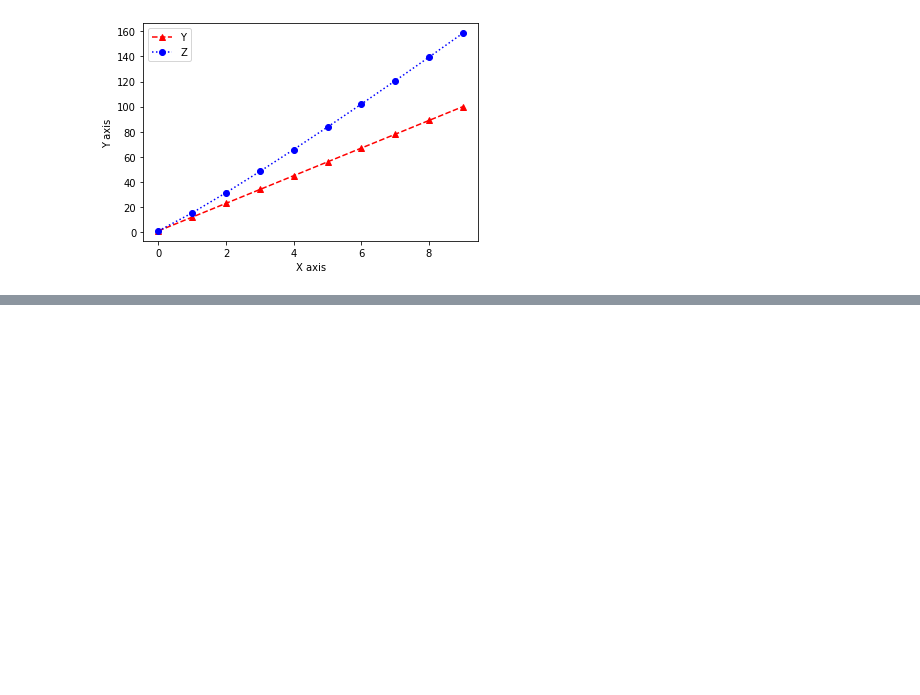
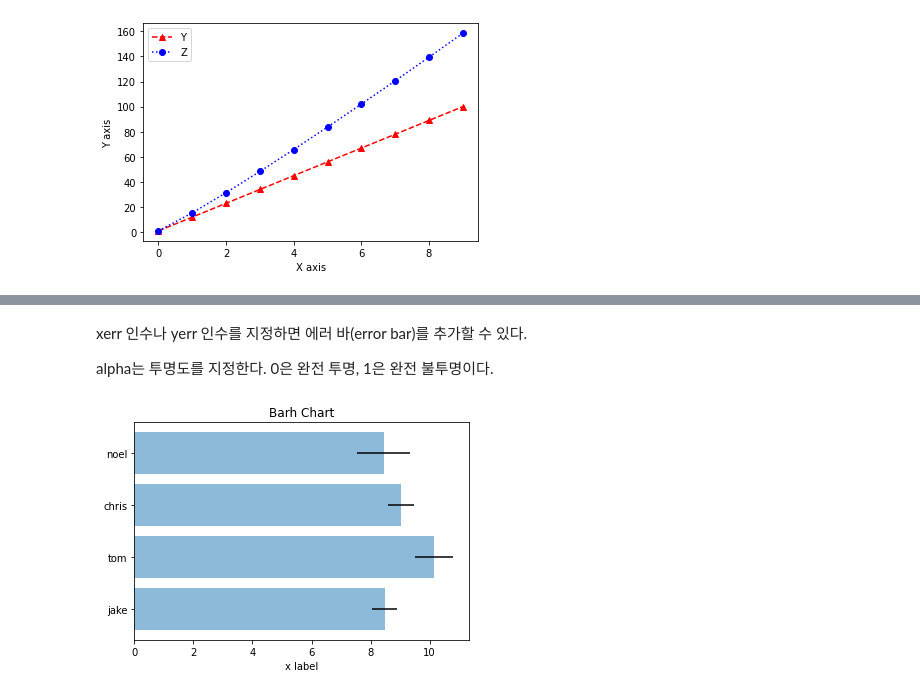
Before and after one commit to spacemaninSeoul/Data-Visualization, a Jupyter notebook: Matplotlib_pyplot_tutorial.ipynb, the cells around one changed output, grey strips where cells are left out. Saved outputs shown, nothing was run; the diff lists cells and outputs as text; code cells hidden in the pictures; blank space fills up the shorter version.

```diff
--- a/Matplotlib_pyplot_tutorial.ipynb
+++ b/Matplotlib_pyplot_tutorial.ipynb
@@ -270,0 +297,18 @@ plt.show()
+# %% [markdown]
+xerr 인수나 yerr 인수를 지정하면 에러 바(error bar)를 추가할 수 있다.
+
+alpha는 투명도를 지정한다. 0은 완전 투명, 1은 완전 불투명이다.
+# %%
+np.random.seed(0)
+people = ['jake', 'tom', 'chris', 'noel']
+y_pos = np.arange(len(people))
+performance = 3 + 10 * np.random.rand(len(people))
+error = np.random.rand(len(people))
+
+plt.title('Barh Chart')
+plt.barh(y_pos, performance, xerr =error, alpha=0.5)
+plt.yticks(y_pos, people)
+plt.xlabel('x label')
+plt.show()
+# %% [output]
+[figure, added]
```
Also changed, not shown: parts of 52 cells of this notebook.
